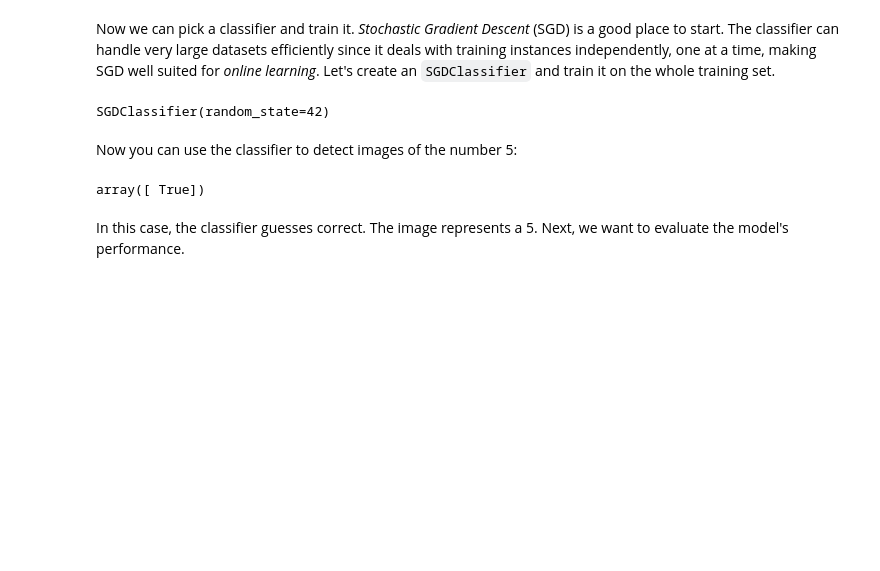
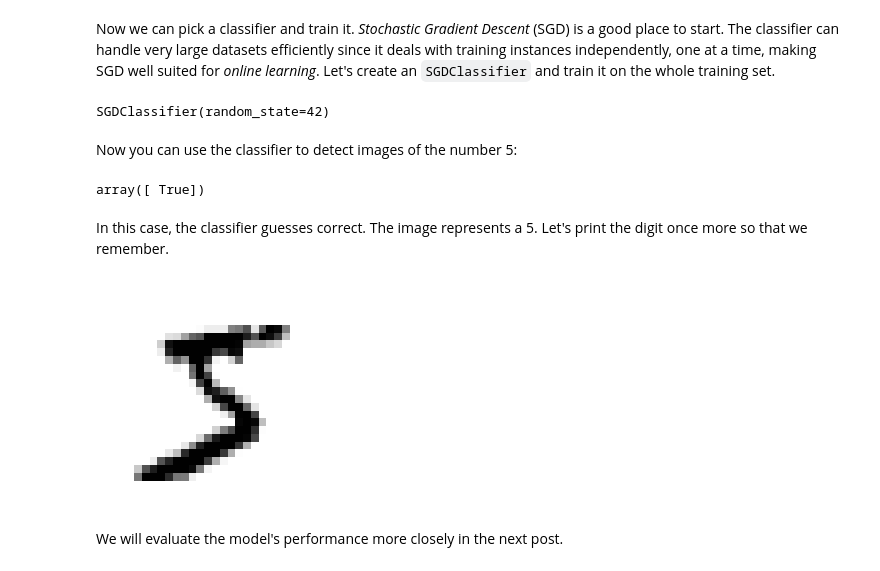
Before and after one commit to sminerport/academic-website, a Jupyter notebook: content/notebooks/binary-classifier.ipynb, the cells around one changed output. Drawn from its saved outputs; the diff is of its cells as text; code cells hidden in the pictures; blank space fills up the shorter version.

Commit message:
Add binary classifier

```diff
--- a/content/notebooks/binary-classifier.ipynb
+++ b/content/notebooks/binary-classifier.ipynb
@@ -208,4 +220,12 @@ sgd_clf.predict([some_digit])
 # %% [output]
 array([ True])
 # %% [markdown]
-In this case, the classifier guesses correct. The image represents a 5. Next, we want to evaluate the model's performance.
+In this case, the classifier guesses correct. The image represents a 5. Let's print the digit once more so that we remember.
+# %%
+plt.imshow(some_digit_image, cmap=mpl.cm.binary)
+plt.axis("off")
+plt.show()
+# %% [output]
+[figure, added]
+# %% [markdown]
+ We will evaluate the model's performance more closely in the next post.
```
Also changed, not shown: parts of 15 cells of this notebook, 7 other files.
